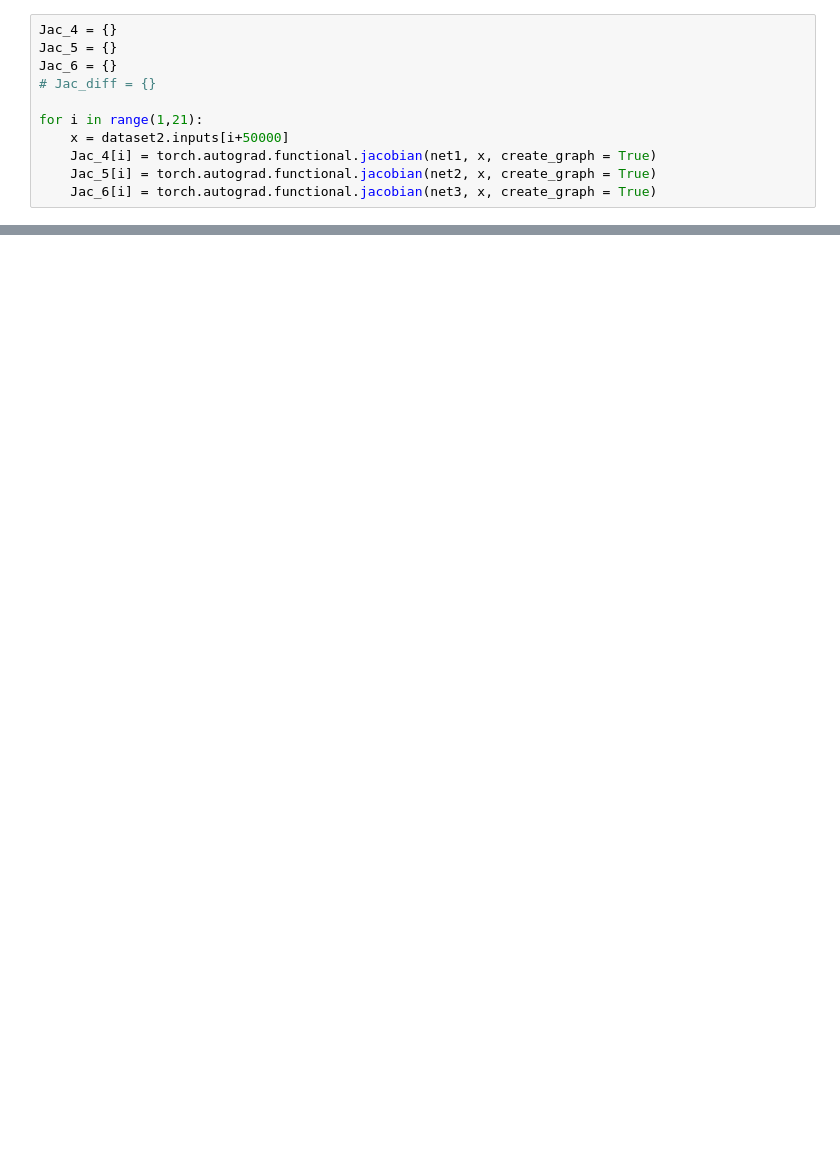
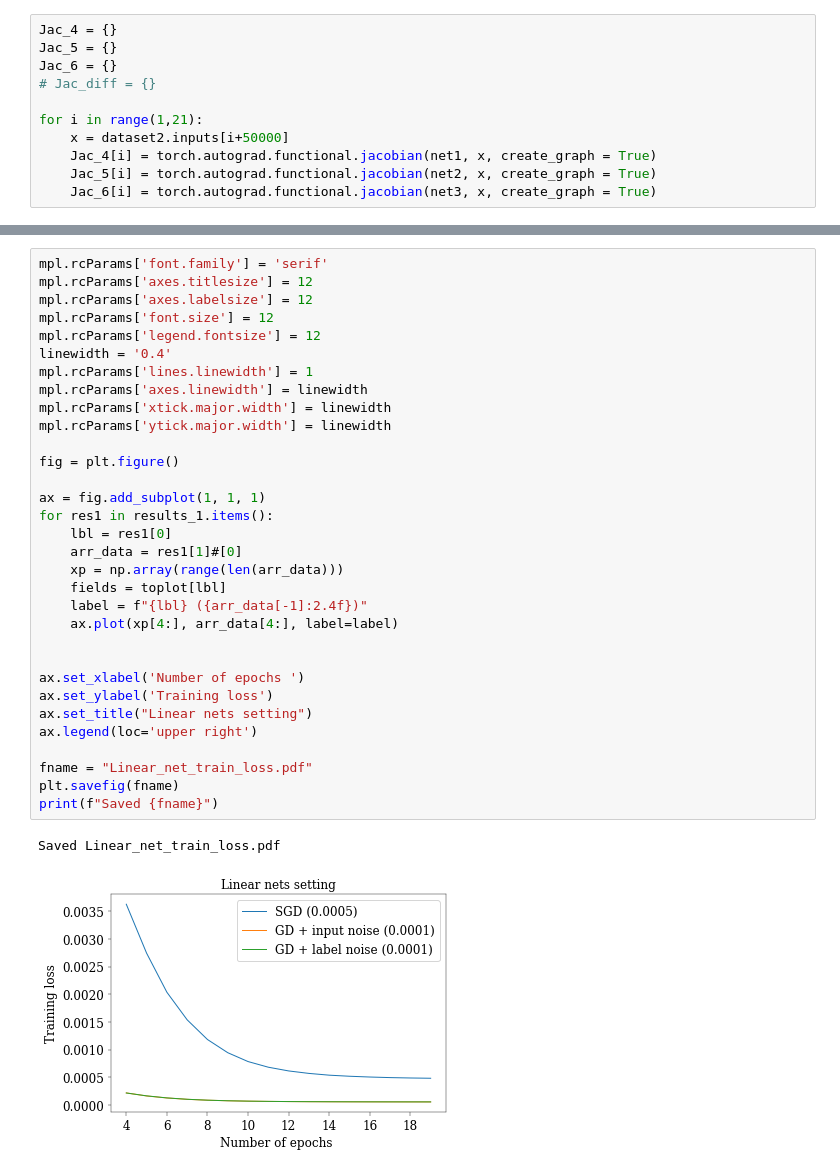
Before and after one commit to PierBeneventano/test_pytorch, a Jupyter notebook: Getting gradients-linear.ipynb, the cells around one changed output, grey strips where cells are left out. Drawn from its saved outputs; the diff is of its cells as text; blank space fills up the shorter version.

```diff
--- a/Getting gradients-linear.ipynb
+++ b/Getting gradients-linear.ipynb
@@ -263,0 +451,35 @@ on the datapoint 20 we have (1/3) tensor(1.4833, grad_fn=<DivBackward0>)
+# %%
+mpl.rcParams['font.family'] = 'serif'
+mpl.rcParams['axes.titlesize'] = 12
+mpl.rcParams['axes.labelsize'] = 12
+mpl.rcParams['font.size'] = 12
+mpl.rcParams['legend.fontsize'] = 12
+linewidth = '0.4'
+mpl.rcParams['lines.linewidth'] = 1
+mpl.rcParams['axes.linewidth'] = linewidth
+mpl.rcParams['xtick.major.width'] = linewidth
+mpl.rcParams['ytick.major.width'] = linewidth
+
+fig = plt.figure()
+
+ax = fig.add_subplot(1, 1, 1)
+for res1 in results_1.items():
+    lbl = res1[0]
+    arr_data = res1[1]#[0]
+    xp = np.array(range(len(arr_data)))
+    fields = toplot[lbl]
+    label = f"{lbl} ({arr_data[-1]:2.4f})"
+    ax.plot(xp[4:], arr_data[4:], label=label)
+
+
+ax.set_xlabel('Number of epochs ')
+ax.set_ylabel('Training loss')
+ax.set_title("Linear nets setting")
+ax.legend(loc='upper right')
+
+fname = "Linear_net_train_loss.pdf"
+plt.savefig(fname)
+print(f"Saved {fname}")
+# %% [output]
+Saved Linear_net_train_loss.pdf
+[figure, added]
```
Also changed, not shown: parts of 12 cells of this notebook, 2 other files.
